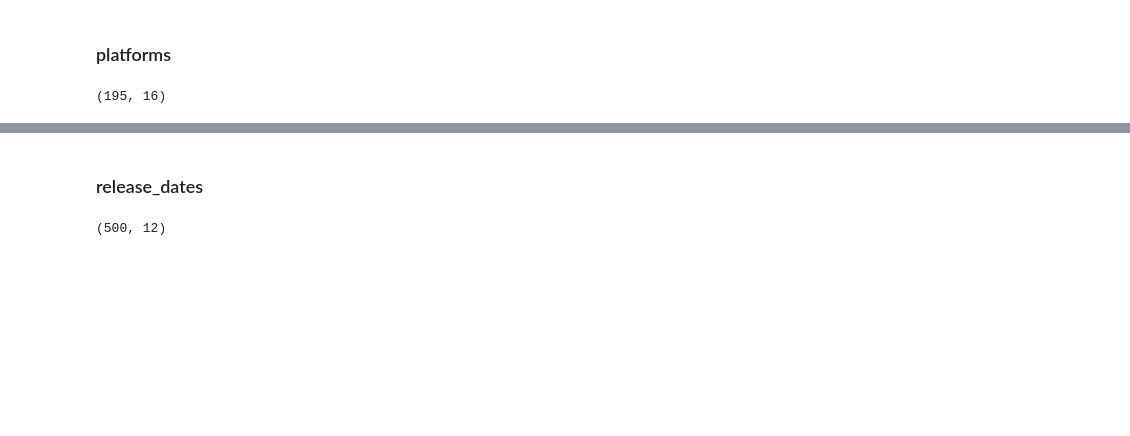
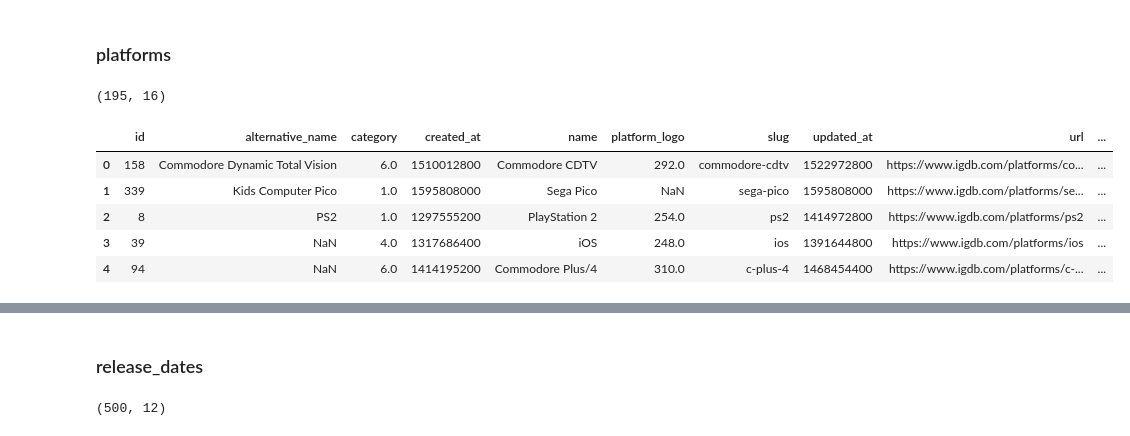
Before and after one commit to MrEnigmamgine/Videogame-Capstone_fork, a Jupyter notebook: Lindy_workbook.ipynb, the cells around one changed output, grey strips where cells are left out. Cells and saved outputs as stored; diff of their text form; code cells hidden in the pictures; blank space fills up the shorter version.

```diff
--- a/Lindy_workbook.ipynb
+++ b/Lindy_workbook.ipynb
@@ -203,7 +220,16 @@ def get_platforms():
     platforms =pd.DataFrame(x)
     return platforms
 # %%
-platforms = get_platforms()
-platforms.shape
+platform = get_platforms()
+platform.shape
 # %% [output]
 (195, 16)
+# %%
+platform.head()
+# %% [output]
+|  | id | alternative_name | category | created_at | name | platform_logo | slug | updated_at | url | ... |
+| 0 | 158 | Commodore Dynamic Total Vision | 6.0 | 1510012800 | Commodore CDTV | 292.0 | commodore-cdtv | 1522972800 | https://www.igdb.com/platforms/co... | ... |
+| 1 | 339 | Kids Computer Pico | 1.0 | 1595808000 | Sega Pico | NaN | sega-pico | 1595808000 | https://www.igdb.com/platforms/se... | ... |
+| 2 | 8 | PS2 | 1.0 | 1297555200 | PlayStation 2 | 254.0 | ps2 | 1414972800 | https://www.igdb.com/platforms/ps2 | ... |
+| 3 | 39 | NaN | 4.0 | 1317686400 | iOS | 248.0 | ios | 1391644800 | https://www.igdb.com/platforms/ios | ... |
+| 4 | 94 | NaN | 6.0 | 1414195200 | Commodore Plus/4 | 310.0 | c-plus-4 | 1468454400 | https://www.igdb.com/platforms/c-... | ... |
```
Also changed, not shown: parts of 44 cells of this notebook.
